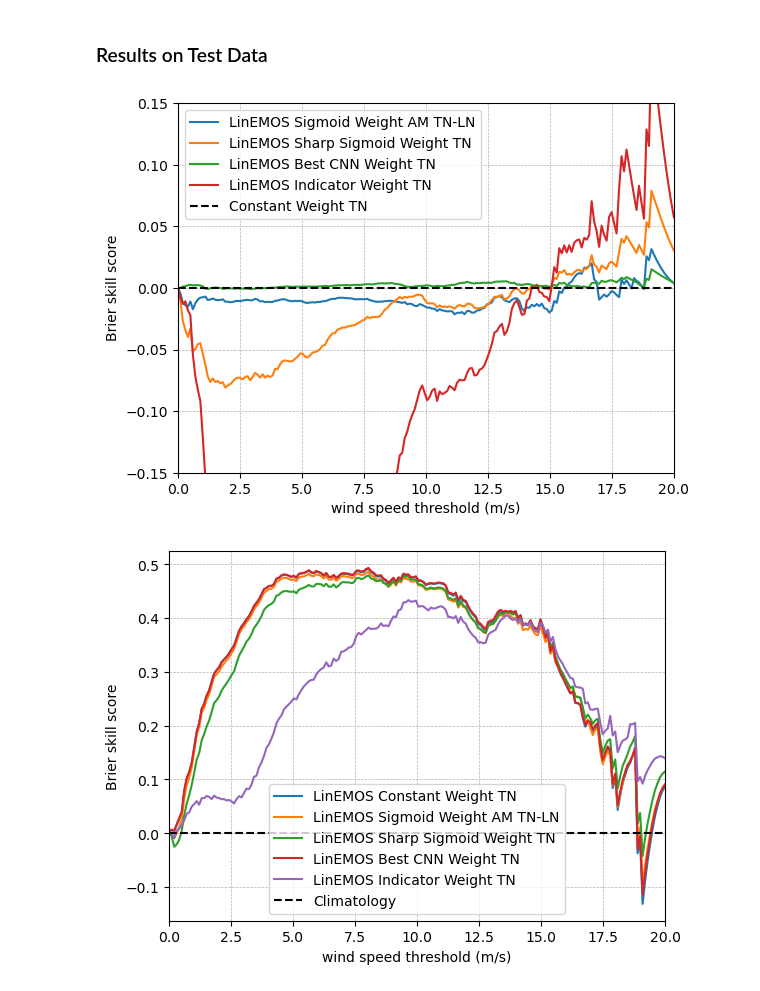
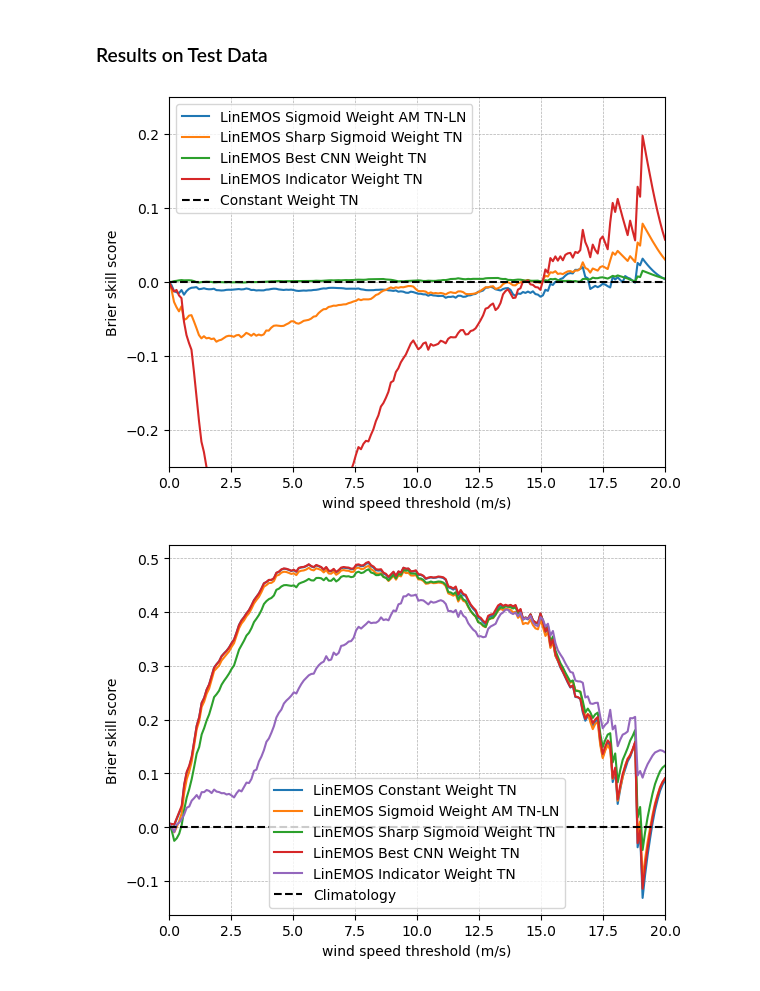
Before and after one commit to SimonHakvoort/thesiscode, a Jupyter notebook: src/visualization/experiments_figures.ipynb, the cells around one changed output. Cells and saved outputs as stored; diff of their text form; code cells hidden in the pictures.

```diff
--- a/src/visualization/experiments_figures.ipynb
+++ b/src/visualization/experiments_figures.ipynb
@@ -480,10 +504,10 @@ plt.show()
 ### Results on Test Data
 # %%
 values = np.linspace(0,20,200)
-ylim = [-0.15, 0.15]
+ylim = [-0.25, 0.25]
 make_brier_skill_plot(constant_weight_tn, all_linear_models_without_constant_weight0, test_data0, values, ylim=ylim, name_base_model='Constant Weight TN')
 # %% [output]
-[figure, old version]
+[figure, new version]
 # %%
 values = np.linspace(0.01,20,200)
 make_brier_skill_plot(climatology, all_linear_models_fold0, test_data0, values, name_base_model='Climatology')
```
Also changed, not shown: parts of 8 cells of this notebook, 7 other files.
